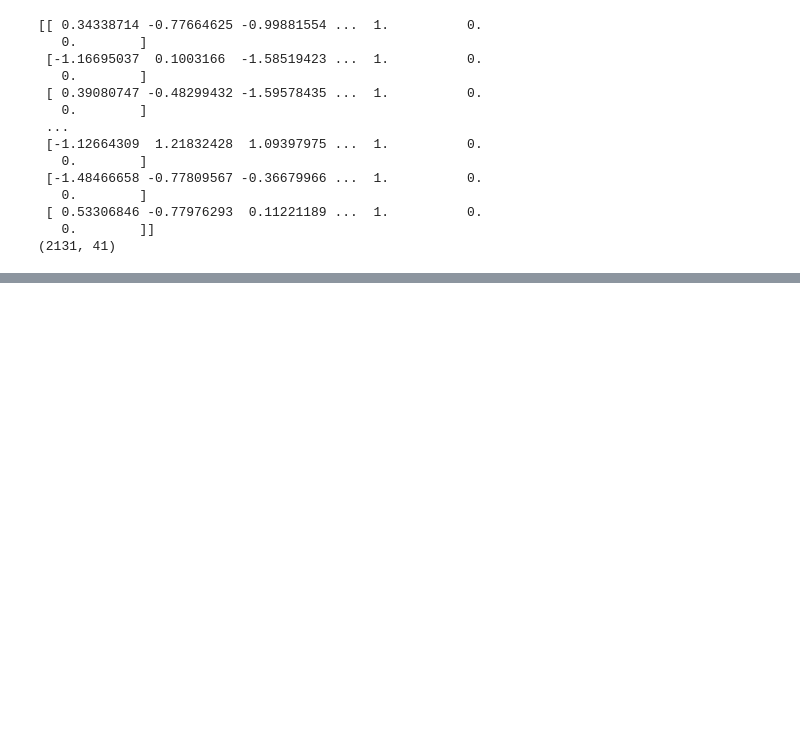
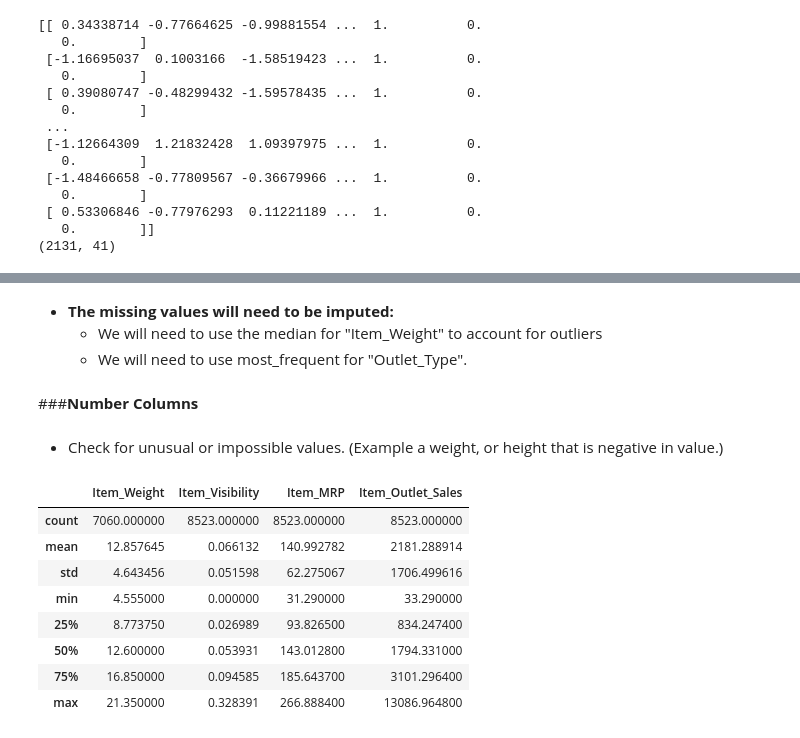
Before and after one commit to Osmayda/Prediction-of-Product-Sales, a Jupyter notebook: Prediction_of_Product_Sales.ipynb, the cells around one changed output, grey strips where cells are left out. Saved outputs shown, nothing was run; the diff lists cells and outputs as text; code cells hidden in the pictures; blank space fills up the shorter version.

```diff
--- a/Prediction_of_Product_Sales.ipynb
+++ b/Prediction_of_Product_Sales.ipynb
@@ -905,0 +1151,3 @@ print(X_test_processed.shape)
+# %%
+df['Item_Fat_Content'] = df['Item_Fat_Content'].replace({'low fat': 'Low Fat', 'LF': 'Low Fat', 'reg': 'Regular'})
+df['Item_Fat_Content'].value_counts()
@@ -905,0 +1158,2 @@ print(X_test_processed.shape)
+# %%
+df['Outlet_Establishment_Year'] = df['Outlet_Establishment_Year'].astype('object')
@@ -905,0 +1201,21 @@ print(X_test_processed.shape)
+# %% [markdown]
+- **The missing values will need to be imputed:**
+  - We will need to use the median for "Item_Weight" to account for outliers
+  - We will need to use most_frequent for "Outlet_Type".
+# %% [markdown]
+###**Number Columns**
+# %% [markdown]
+- Check for unusual or impossible values. (Example a weight, or height that is negative in value.)
+# %%
+# Display the descriptive statistics for all columns
+df.describe(include="number")
+# %% [output]
+|  | Item_Weight | Item_Visibility | Item_MRP | Item_Outlet_Sales |
+| count | 7060.000000 | 8523.000000 | 8523.000000 | 8523.000000 |
+| mean | 12.857645 | 0.066132 | 140.992782 | 2181.288914 |
+| std | 4.643456 | 0.051598 | 62.275067 | 1706.499616 |
+| min | 4.555000 | 0.000000 | 31.290000 | 33.290000 |
+| 25% | 8.773750 | 0.026989 | 93.826500 | 834.247400 |
+| 50% | 12.600000 | 0.053931 | 143.012800 | 1794.331000 |
+| 75% | 16.850000 | 0.094585 | 185.643700 | 3101.296400 |
+| max | 21.350000 | 0.328391 | 266.888400 | 13086.964800 |
```
Also changed, not shown: parts of 93 cells of this notebook.
